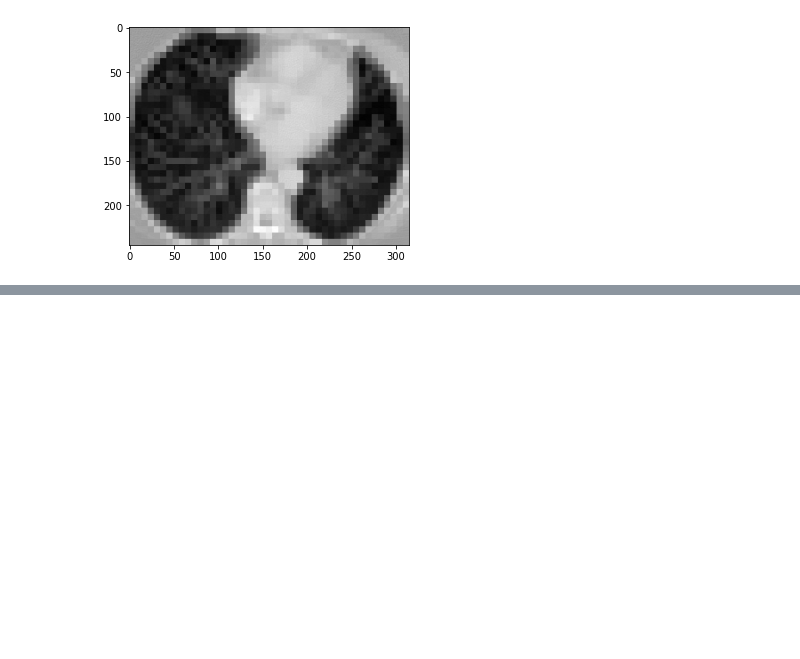
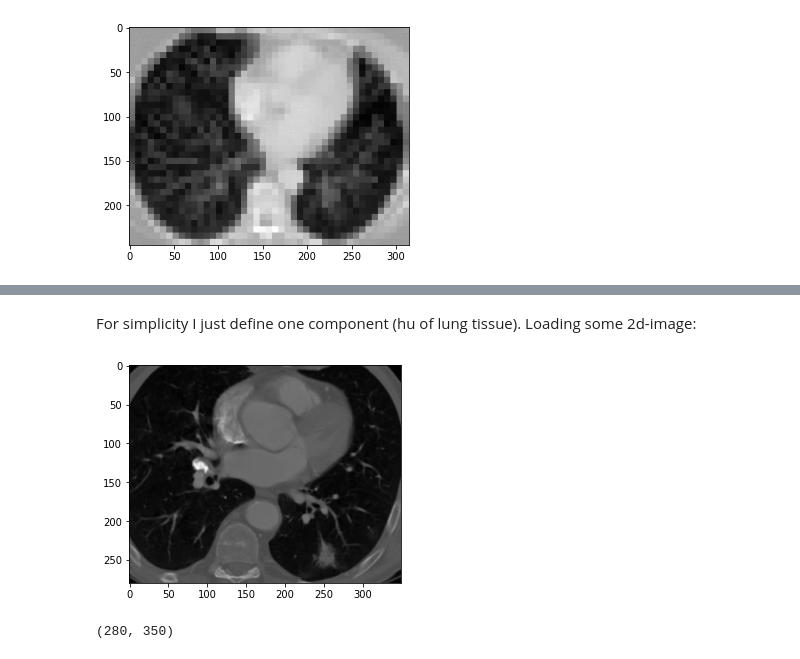
Before and after one commit to s-mostafa-a/CT-noise-statistical-characterization, a Jupyter notebook: notebooks/playground.ipynb, the cells around one changed output, grey strips where cells are left out. Saved outputs shown, nothing was run; the diff lists cells and outputs as text; code cells hidden in the pictures; blank space fills up the shorter version.

```diff
--- a/notebooks/playground.ipynb
+++ b/notebooks/playground.ipynb
@@ -257,0 +245,12 @@ TypeError: Improper input parameters were entered.
+# %% [markdown]
+For simplicity I just define one component (hu of lung tissue).
+Loading some 2d-image:
+# %%
+mu_5 = np.array([-870])
+img = np.load(f'''../resources/luna_cropped.npy''')
+plt.imshow(img, cmap='gray')
+plt.show()
+print(img.shape)
+# %% [output]
+[figure, added]
+(280, 350)
```
Also changed, not shown: parts of 35 cells of this notebook, 5 other files.
